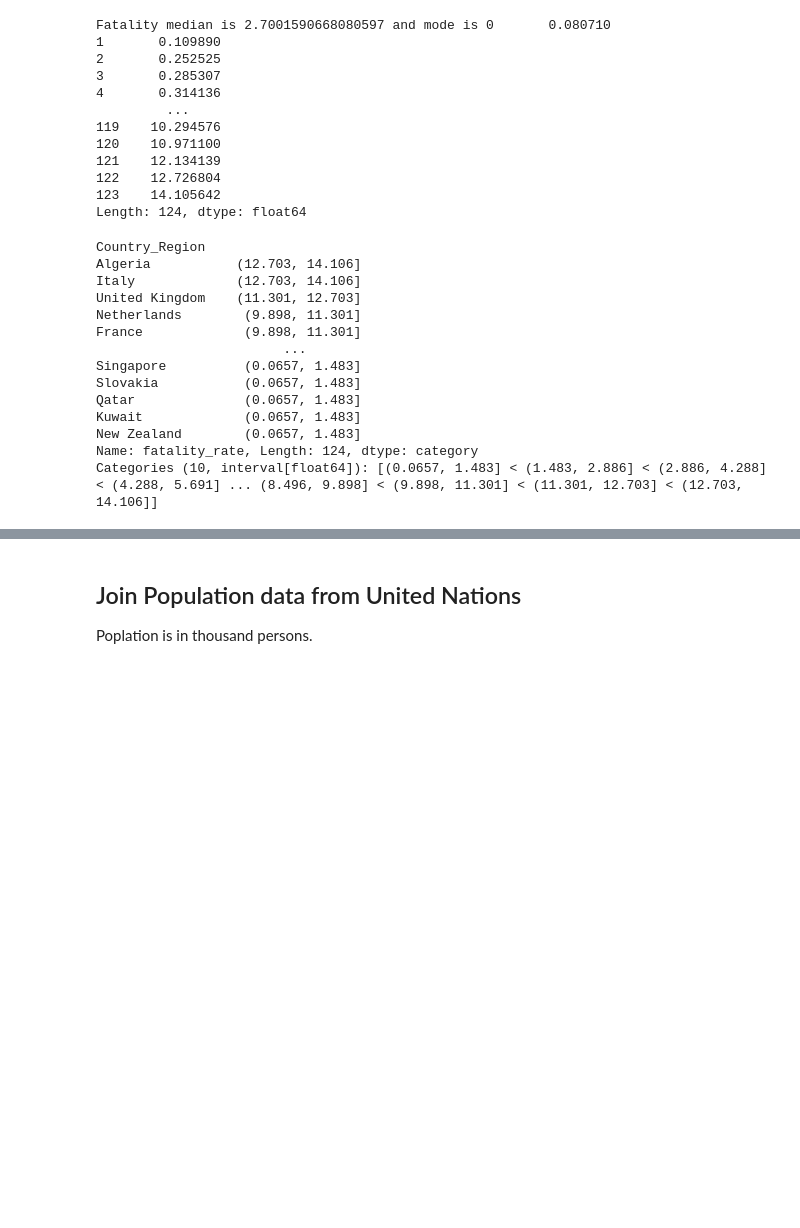
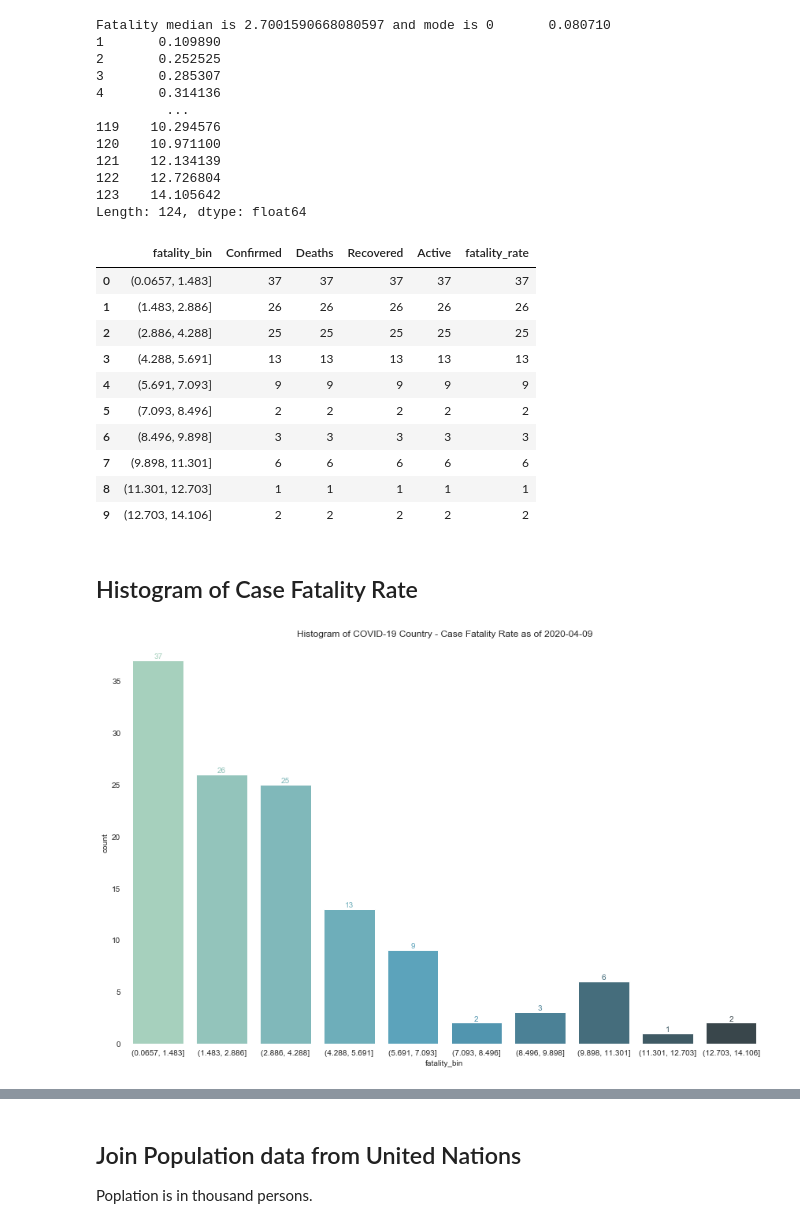
Before and after one commit to nnworkspace/covid19-insight, a Jupyter notebook: covid19-insight.ipynb, the cells around one changed output, grey strips where cells are left out. Saved outputs shown, nothing was run; the diff lists cells and outputs as text; code cells hidden in the pictures; blank space fills up the shorter version.

Commit message:
initial add of histogram of country case fatality rate.

```diff
--- a/covid19-insight.ipynb
+++ b/covid19-insight.ipynb
@@ -315,23 +285,68 @@ Length: 124, dtype: float64
 # the mode above does not make sense, let's fix it.
 
 # first, segment and sort fatality values into bins
-bins = pd.cut(fatalities['fatality_rate'], 10, include_lowest=True)
+bins = 10
 
-bins
+df_bins = pd.cut(fatalities_asc.fatality_rate, bins, include_lowest=True)
+
+fatalities_asc['fatality_bin'] = df_bins.values
+
+df_counts = fatalities_asc.groupby('fatality_bin', as_index = False).count()
+
+df_counts
 
 # I'd like to see the content of each bin, what to do?
 # %% [output]
-Country_Region
-Algeria           (12.703, 14.106]
-Italy             (12.703, 14.106]
-United Kingdom    (11.301, 12.703]
-Netherlands        (9.898, 11.301]
-France             (9.898, 11.301]
-                        ...
-Singapore          (0.0657, 1.483]
-Slovakia           (0.0657, 1.483]
-Qatar              (0.0657, 1.483]
-Kuwait             (0.0657, 1.483]
-New Zealand        (0.0657, 1.483]
-Name: fatality_rate, Length: 124, dtype: category
-Categories (10, interval[float64]): [(0.0657, 1.483] < (1.483, 2.886] < (2.886, 4.288] < (4.288, 5.691] ... (8.496, 9.898] < (9.898, 11.301] < (11.301, 12.703] < (12.703, 14.106]]
+|  | fatality_bin | Confirmed | Deaths | Recovered | Active | fatality_rate |
+| 0 | (0.0657, 1.483] | 37 | 37 | 37 | 37 | 37 |
+| 1 | (1.483, 2.886] | 26 | 26 | 26 | 26 | 26 |
+| 2 | (2.886, 4.288] | 25 | 25 | 25 | 25 | 25 |
+| 3 | (4.288, 5.691] | 13 | 13 | 13 | 13 | 13 |
+| 4 | (5.691, 7.093] | 9 | 9 | 9 | 9 | 9 |
+| 5 | (7.093, 8.496] | 2 | 2 | 2 | 2 | 2 |
+| 6 | (8.496, 9.898] | 3 | 3 | 3 | 3 | 3 |
+| 7 | (9.898, 11.301] | 6 | 6 | 6 | 6 | 6 |
+| 8 | (11.301, 12.703] | 1 | 1 | 1 | 1 | 1 |
+| 9 | (12.703, 14.106] | 2 | 2 | 2 | 2 | 2 |
+# %% [markdown]
+## Histogram of Case Fatality Rate
+# %%
+# plot the histogram of fatality rates as count plot
+
+# canvas style must come first
+sns.set_style("white")
+
+# set color palette
+# the syntax [::-1] means reverse the order in the palette
+pal = sns.color_palette("GnBu_d", bins)[::-1]
+
+# Initialize the matplotlib figure
+f, ax = plt.subplots(figsize=(12, 8))
+
+# plot the count plot
+sns.countplot(x = 'fatality_bin', data = fatalities_asc, palette = pal)
+
+# add count number to each bar
+# here each patch in ax.patches is a matplotlib.patches.Rectangle object
+for p in ax.patches:
+    _x = p.get_x() + p.get_width() / 2
+    _y = p.get_y() + p.get_height() + float(0.4)
+    value = p.get_height()
+    ax.text(_x, _y, value, ha = "center", va = "center", color = p.get_facecolor())
+
+
+# cosmetics
+sns.despine(left=True, bottom=True)
+
+plt.title('Histogram of COVID-19 Country - Case Fatality Rate as of {}'.format(dateStr))
+plt.tight_layout()
+
+
+# plt.savefig("images/countplot_location-case-fatality-rate_{}-dpi-200.jpg".format(dateStr), format="jpg", dpi = 200)
+# plt.savefig("images/countplot_location-case-fatality-rate_{}-dpi-300.jpg".format(dateStr), format="jpg", dpi = 300)
+plt.savefig("images/countplot_location-case-fatality-rate_{}.svg".format(dateStr), format="svg")
+
+# plt.show() must appear last, otherwise it only shows a white canvas.
+plt.show()
+# %% [output]
+[figure, added]
```
Also changed, not shown: parts of 5 cells of this notebook, 2 other files.
